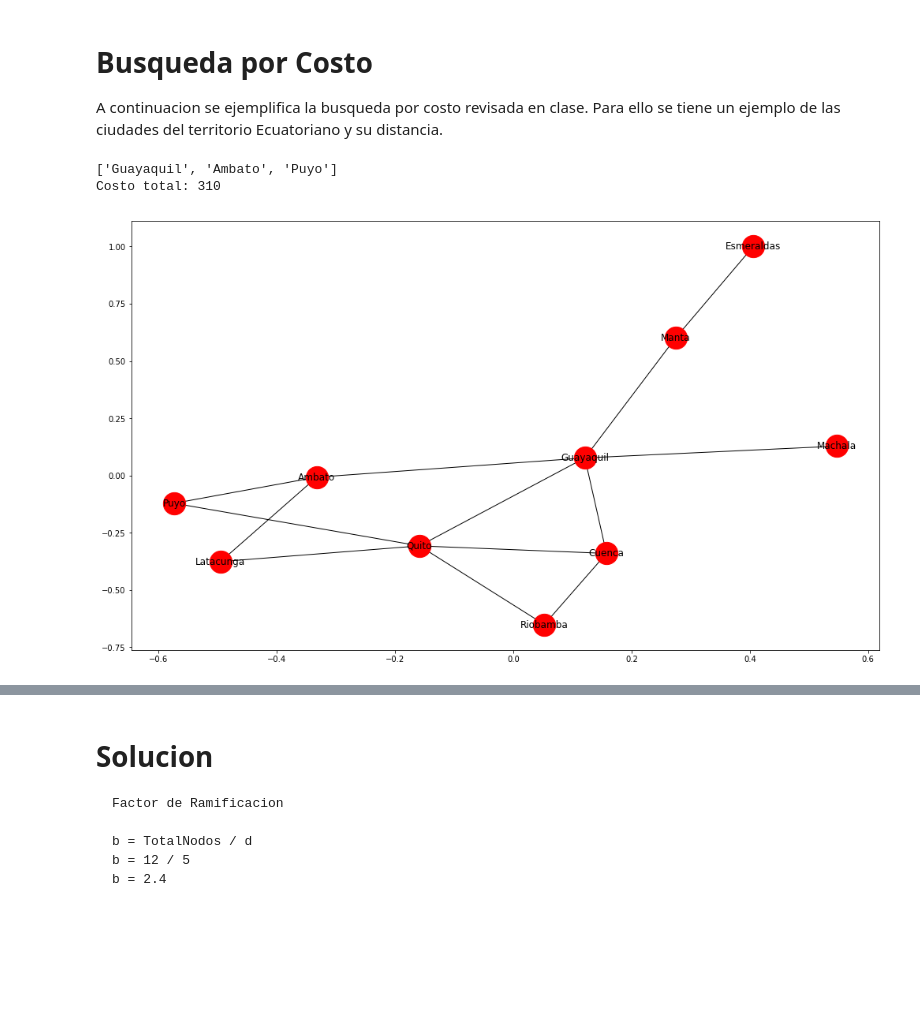
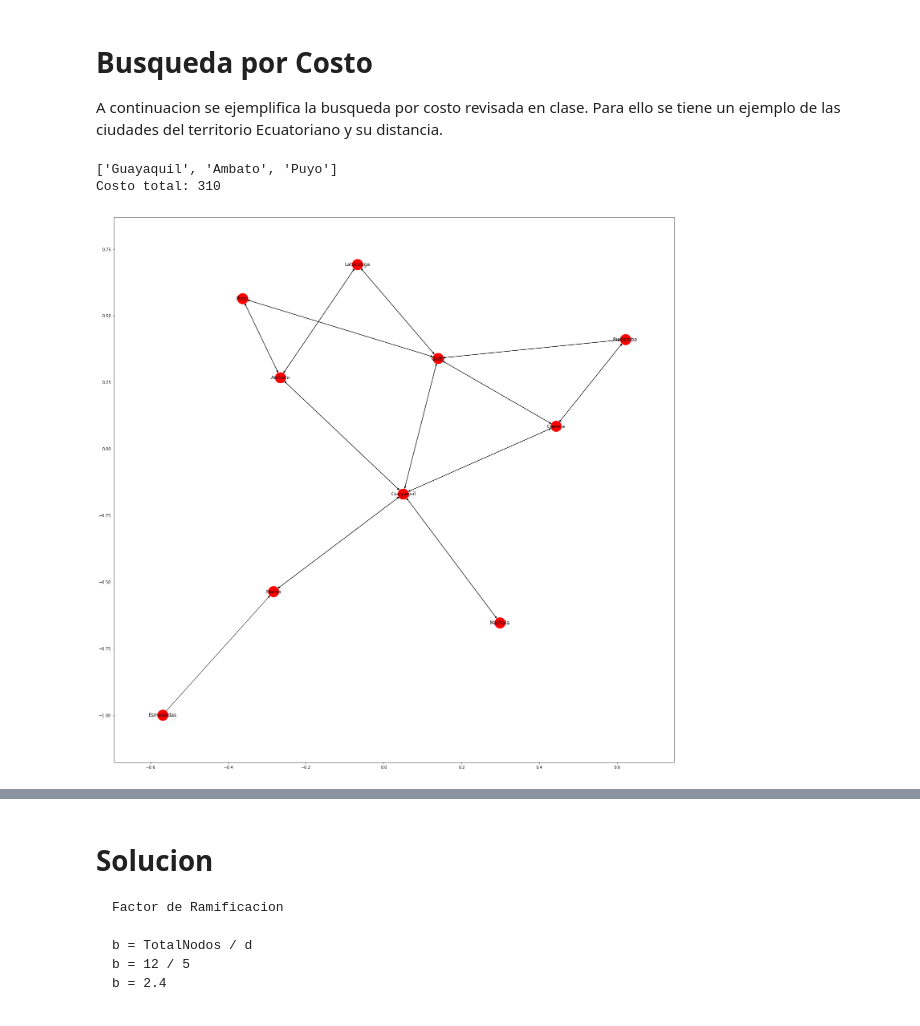
Before and after one commit to NikoAP77/Inteligencia-Artificial, a Jupyter notebook: BusquedaCosto.ipynb, the cells around one changed output, grey strips where cells are left out. Saved outputs shown, nothing was run; the diff lists cells and outputs as text; code cells hidden in the pictures; blank space fills up the shorter version.

Commit message:
Implementacion de grafica con costo

```diff
--- a/BusquedaCosto.ipynb
+++ b/BusquedaCosto.ipynb
@@ -86,42 +87,50 @@ if __name__ == "__main__":
         'Ambato': {'Latacunga':50, 'Puyo':80, 'Guayaquil':230},
         'Puyo': {'Ambato':60, 'Quito':170},
         'Machala': {'Guayaquil':80},
         'Guayaquil': {'Machala':80, 'Ambato':230, 'Quito':190, 'Cuenca':170, 'Manta':60}
     }
 
     init_state = 'Guayaquil'
     solution = 'Puyo'
     solution_node = search_costo_solucion(connections, init_state, solution)
     # mostrar resultado
     result = []
     node = solution_node
 
-    grafic = nx.Graph()
-    grafic.add_nodes_from(connections)
 
 
-    for key, lista in connections.items():
-        for i in lista:
-            grafic.add_edge(key,i)
+    def graficarNodos(conectores):
+        grafic = nx.DiGraph()
+        grafic.add_nodes_from(conectores)
+        for key, lista in conectores.items():
+            for i in lista:
+                grafic.add_edge(key,i, km=str(lista[i])+"km.")
 
-    plt.figure(3,figsize=(17,10))
+        plt.figure(figsize=(25,25))
+        pos=nx.spring_layout(grafic)
+        edge_labels = nx.get_edge_attributes(grafic,'km')
+        #nx.draw_networkx_edge_labels(grafic, pos, edge_labels = edge_labels)
+        nx.draw_networkx(grafic, pos, node_size=700, labels={node:node for node in grafic.nodes()})
+        plt.show()
 
     if node is not None:
         while node.fathr is not None:
             result.append(node.data)
             node = node.fathr
         result.append(init_state)
         result.reverse() # Reverso el resultado (Solo para presentar)
         print(result)
         print("Costo total: %s" % str(solution_node.cost)) # Imprimir el costo total de llegar al nodo
-        nx.draw_networkx(grafic, witch_label = True, node_size= 800)
-        plt.show()
+
     else:
         print("No hay solucion !!!!")
+
+
+    graficarNodos(connections)
 # %% [output]
 ['Guayaquil', 'Ambato', 'Puyo']
 Costo total: 310
-[figure, old version]
+[figure, new version]
 # %% [markdown]
 ## Practica
 
```
Also changed, not shown: parts of 3 cells of this notebook, 2 other files.
